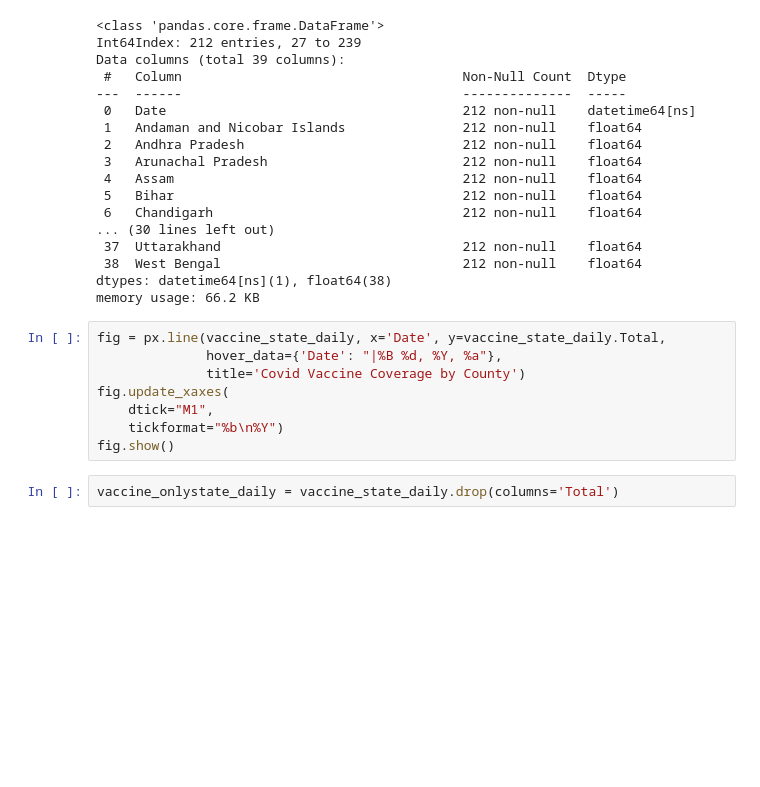
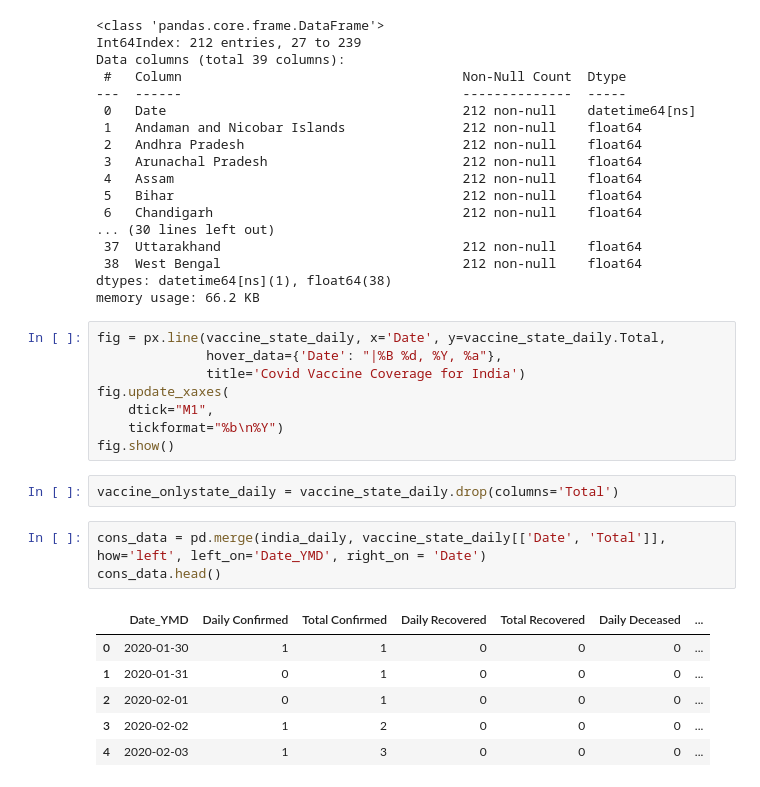
Before and after one commit to rajrathi/COVIDModelSimulation, a Jupyter notebook: Code/covidresearch.ipynb, the cells around one changed output. Drawn from its saved outputs; the diff is of its cells as text; blank space fills up the shorter version.

```diff
--- a/Code/covidresearch.ipynb
+++ b/Code/covidresearch.ipynb
@@ -245,10 +246,20 @@ memory usage: 66.2 KB
 # %%
 fig = px.line(vaccine_state_daily, x='Date', y=vaccine_state_daily.Total,
               hover_data={'Date': "|%B %d, %Y, %a"},
-              title='Covid Vaccine Coverage by County')
+              title='Covid Vaccine Coverage for India')
 fig.update_xaxes(
     dtick="M1",
     tickformat="%b\n%Y")
 fig.show()
 # %%
 vaccine_onlystate_daily = vaccine_state_daily.drop(columns='Total')
+# %%
+cons_data = pd.merge(india_daily, vaccine_state_daily[['Date', 'Total']], how='left', left_on='Date_YMD', right_on = 'Date')
+cons_data.head()
+# %% [output]
+|  | Date_YMD | Daily Confirmed | Total Confirmed | Daily Recovered | Total Recovered | Daily Deceased | ... |
+| 0 | 2020-01-30 | 1 | 1 | 0 | 0 | 0 | ... |
+| 1 | 2020-01-31 | 0 | 1 | 0 | 0 | 0 | ... |
+| 2 | 2020-02-01 | 0 | 1 | 0 | 0 | 0 | ... |
+| 3 | 2020-02-02 | 1 | 2 | 0 | 0 | 0 | ... |
+| 4 | 2020-02-03 | 1 | 3 | 0 | 0 | 0 | ... |
```
Also changed, not shown: parts of 12 cells of this notebook.
